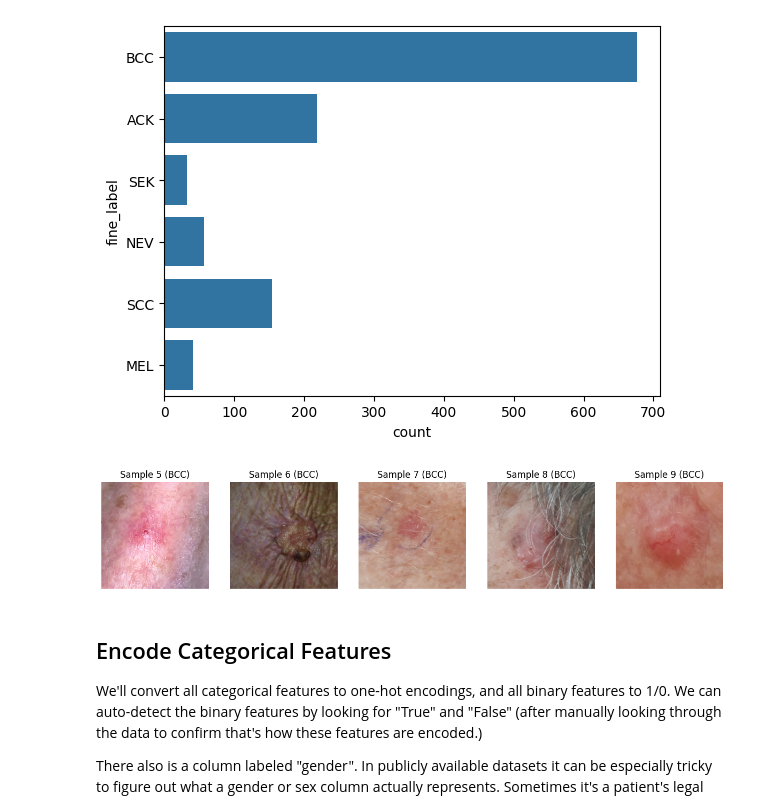
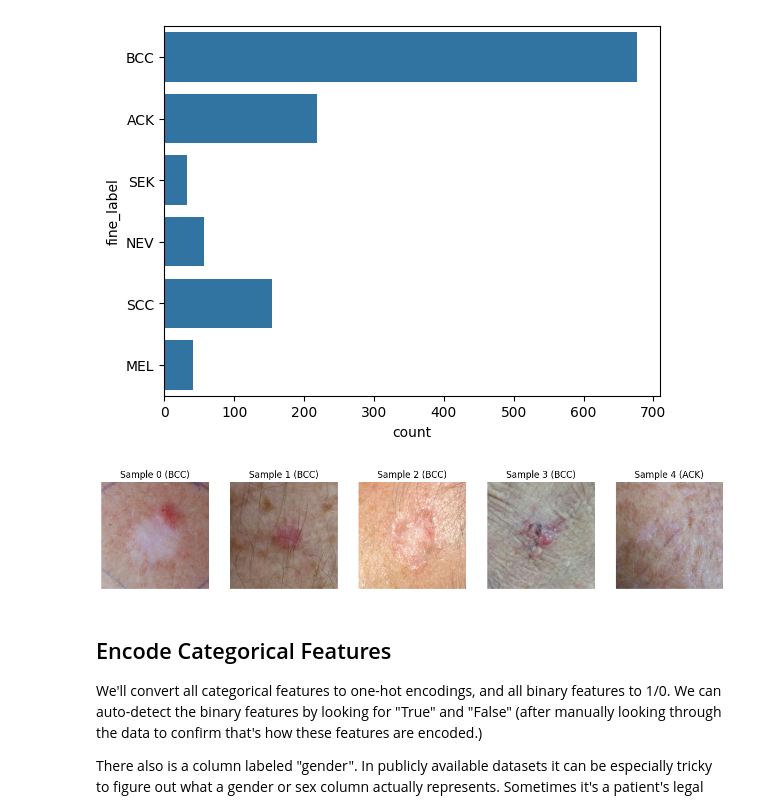
Before and after one commit to harmony-lebovic/image-classifier, a Jupyter notebook: image-classifier.ipynb, the cells around one changed output. Drawn from its saved outputs; the diff is of its cells as text; code cells hidden in the pictures.

```diff
--- a/image-classifier.ipynb
+++ b/image-classifier.ipynb
@@ -96,16 +96,16 @@ sns.countplot(y_dev["fine_label"])
 # %%
 # Show the first 5 images
 fig, axes = plt.subplots(1, 5, figsize=(15, 5))
 
-k = 5 # offset
+k = 0 # optional offset
 for i in range(k, 5 + k):
     axes[i-k].imshow(train_imgs[i])
     axes[i-k].axis('off')
     axes[i-k].set_title(f"Sample {i} ({y_dev.iloc[i]["fine_label"]})")
 
 plt.show()
 # %% [output]
-[figure, old version]
+[figure, new version]
 # %% [markdown]
 ## Encode Categorical Features
 
```
Also changed, not shown: parts of 22 cells of this notebook.
